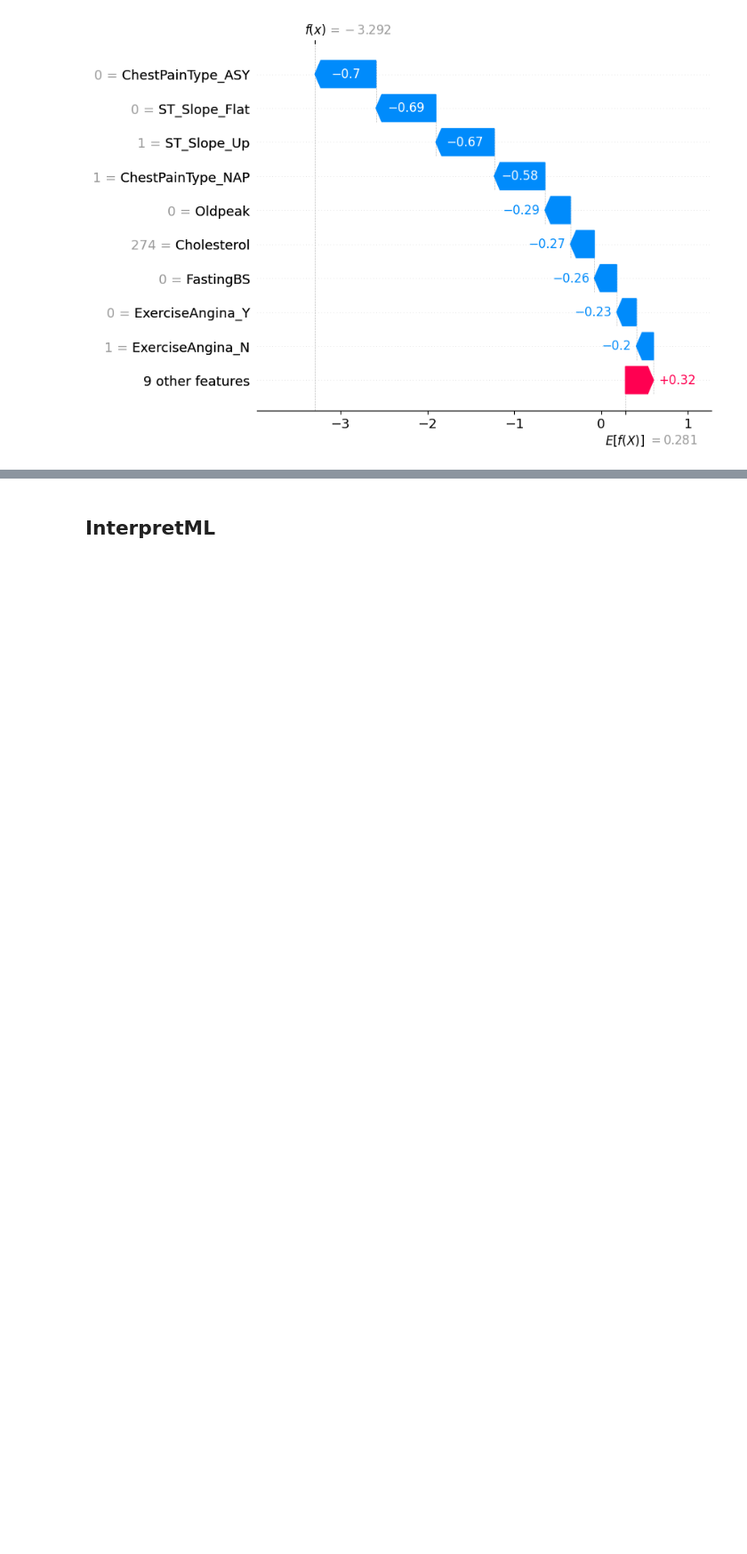
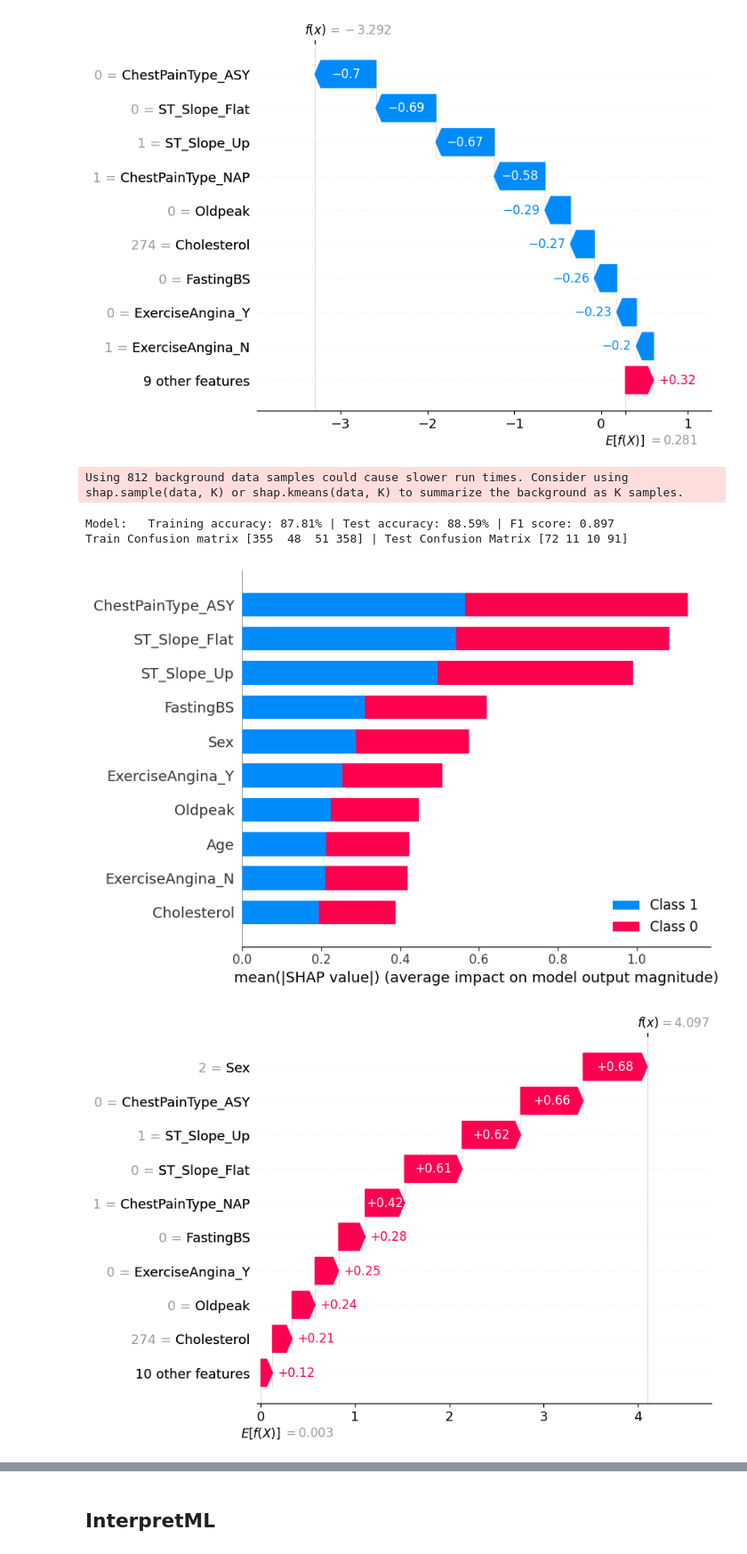
Before and after one commit to XueningD65/TriageAssist, a Jupyter notebook: model_explain_FI_HTML.ipynb, the cells around one changed output, grey strips where cells are left out. Shown at 89% size. Drawn from its saved outputs; the diff is of its cells as text; code cells hidden in the pictures; blank space fills up the shorter version.

```diff
--- a/model_explain_FI_HTML.ipynb
+++ b/model_explain_FI_HTML.ipynb
@@ -49,7 +49,7 @@ df.columns = ['Age','Sex','ChestPainType','RestingBP','Cholesterol','FastingBS',
 
 df['Sex'] = df.Sex.map({'F': 2, 'M': 1})
 Y, A = df.loc[:, "HeartDisease"], df.loc[:, "Sex"]
-X = pd.get_dummies(df.drop(columns=["HeartDisease", "Sex"]), dtype = float)
+X = pd.get_dummies(df.drop(columns=["HeartDisease"]), dtype = float)
 
 A_str = A.map({1: "male", 2: "female"})
 X_train, X_test, y_train, y_test, A_train, A_test = train_test_split(
@@ -223,3 +231,47 @@ shap.plots.waterfall(sv[0])
 plt.show()
 # %% [output]
 [figure]
+# %%
+import shap
+classifier = LogisticRegression()
+
+classifier.fit(X_train, y_train)
+
+train_pred = classifier.predict(X_train)
+
+# Predicting the Test set results
+y_pred = classifier.predict(X_test)
+
+from sklearn.metrics import confusion_matrix
+cm_test = confusion_matrix(y_pred, y_test)
+cm_train = confusion_matrix(train_pred, y_train)
+
+print("Model:   Training accuracy: {:.2f}% | Test accuracy: {:.2f}% | F1 score: {:.3f}".format(accuracy_score(train_pred, y_train)*100,
+                                                                                  accuracy_score(y_pred, y_test)*100,
+                                                                                  f1_score(y_pred, y_test)))
+print("Train Confusion matrix", cm_train.ravel(), "| Test Confusion Matrix", cm_test.ravel())
+
+# use Kernel SHAP to explain test set predictions
+explainer = shap.KernelExplainer(classifier.predict_proba, X_train, link="logit")
+shap_values = explainer.shap_values(X_test, n_samples = 100)
+
+# plot the SHAP values for the Setosa output of the first instance
+shap.summary_plot(shap_values, X_test, plot_type="bar", max_display = 10)
+plt.show()
+
+values = shap_values[0]
+base_values = [explainer.expected_value[0]]*len(shap_values[0])
+
+tmp = shap.Explanation(values = np.array(values, dtype=np.float32),
+                       base_values = np.array(base_values, dtype=np.float32),
+                       data=np.array(X_test),
+                       feature_names=X_test.columns)
+
+shap.plots.waterfall(tmp[0])
+plt.show()
+# %% [output]
+Using 812 background data samples could cause slower run times. Consider using shap.sample(data, K) or shap.kmeans(data, K) to summarize the background as K samples.
+Model:   Training accuracy: 87.81% | Test accuracy: 88.59% | F1 score: 0.897
+Train Confusion matrix [355  48  51 358] | Test Confusion Matrix [72 11 10 91]
+[figure, added]
+[figure, added]
```
Also changed, not shown: parts of 3 cells of this notebook, 17 other files.
